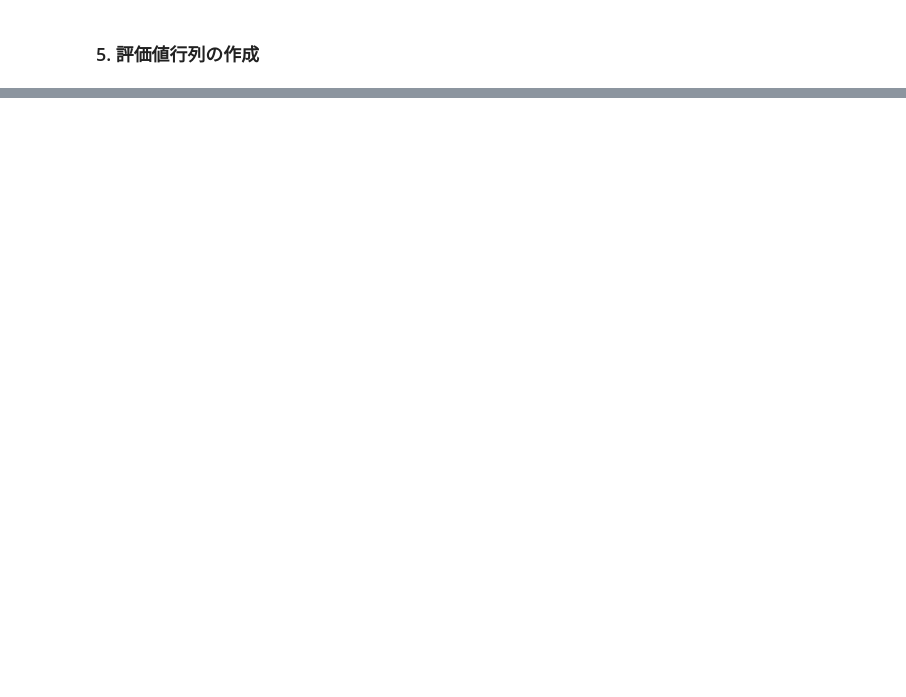
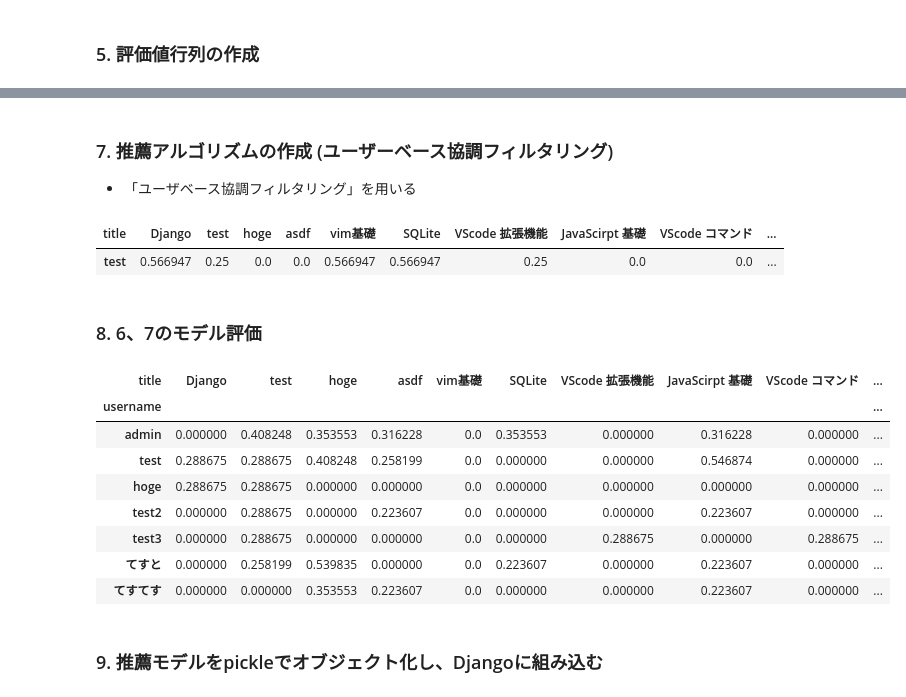
Before and after one commit to emori92/wordbook, a Jupyter notebook: notepad/my_script/recommender.ipynb, the cells around one changed output, grey strips where cells are left out. Drawn from its saved outputs; the diff is of its cells as text; code cells hidden in the pictures; blank space fills up the shorter version.

```diff
--- a/notepad/my_script/recommender.ipynb
+++ b/notepad/my_script/recommender.ipynb
@@ -150,3 +237,7 @@ FROM
+# %% [markdown]
+### 7. 推薦アルゴリズムの作成 (ユーザーベース協調フィルタリング)
+
+- 「ユーザベース協調フィルタリング」を用いる
 # %%
 def calc_distance(u_index, u_matrix):
     """ユーザベース協調フィルタリング"""
@@ -177,3 +268,38 @@ def calc_distance(u_index, u_matrix):
         # 掛け合わせたモノを推薦ベクトルに足す
         similarity += user_ratings
     return similarity
+
+# model test
+test_df = calc_distance(0, R)
+pd.DataFrame(test_df).T
+# %% [output]
+| title | Django | test | hoge | asdf | vim基礎 | SQLite | VScode 拡張機能 | JavaScirpt 基礎 | VScode コマンド | ... |
+| test | 0.566947 | 0.25 | 0.0 | 0.0 | 0.566947 | 0.566947 | 0.25 | 0.0 | 0.0 | ... |
+# %% [markdown]
+### 8. 6、7のモデル評価
+# %%
+# check model
+R_ = []
+
+r = calc_distance(0, R)
+
+for i in range(len(R)):
+    R_.append(calc_distance(i, R))
+
+# columns
+col = [f'NMF{i}' for i in range(1, len(item_num + 1))]
+
+# DataFrame
+pd.DataFrame(R_, index=index, columns=col)
+# %% [output]
+| title | Django | test | hoge | asdf | vim基礎 | SQLite | VScode 拡張機能 | JavaScirpt 基礎 | VScode コマンド | ... |
+| username |  |  |  |  |  |  |  |  |  | ... |
+| admin | 0.000000 | 0.408248 | 0.353553 | 0.316228 | 0.0 | 0.353553 | 0.000000 | 0.316228 | 0.000000 | ... |
+| test | 0.288675 | 0.288675 | 0.408248 | 0.258199 | 0.0 | 0.000000 | 0.000000 | 0.546874 | 0.000000 | ... |
+| hoge | 0.288675 | 0.288675 | 0.000000 | 0.000000 | 0.0 | 0.000000 | 0.000000 | 0.000000 | 0.000000 | ... |
+| test2 | 0.000000 | 0.288675 | 0.000000 | 0.223607 | 0.0 | 0.000000 | 0.000000 | 0.223607 | 0.000000 | ... |
+| test3 | 0.000000 | 0.288675 | 0.000000 | 0.000000 | 0.0 | 0.000000 | 0.288675 | 0.000000 | 0.288675 | ... |
+| てすと | 0.000000 | 0.258199 | 0.539835 | 0.000000 | 0.0 | 0.223607 | 0.000000 | 0.223607 | 0.000000 | ... |
+| てすてす | 0.000000 | 0.000000 | 0.353553 | 0.223607 | 0.0 | 0.000000 | 0.000000 | 0.223607 | 0.000000 | ... |
+# %% [markdown]
+### 9. 推薦モデルをpickleでオブジェクト化し、Djangoに組み込む
```
Also changed, not shown: parts of 11 cells of this notebook, 8 other files.
